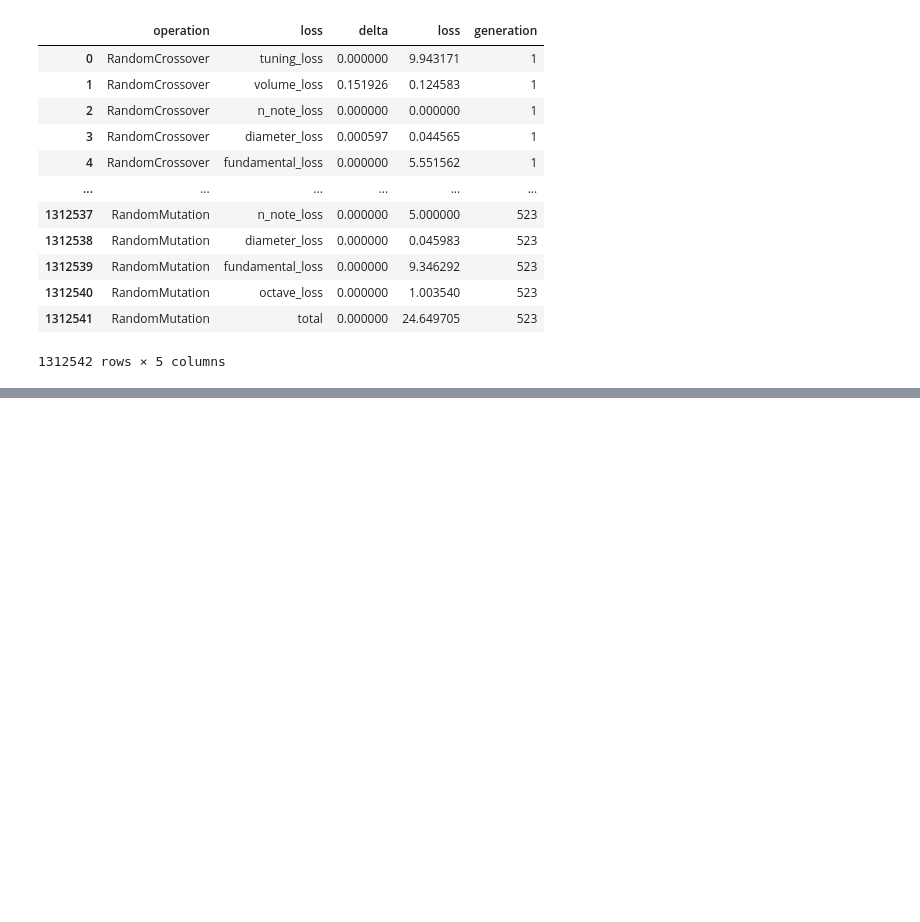
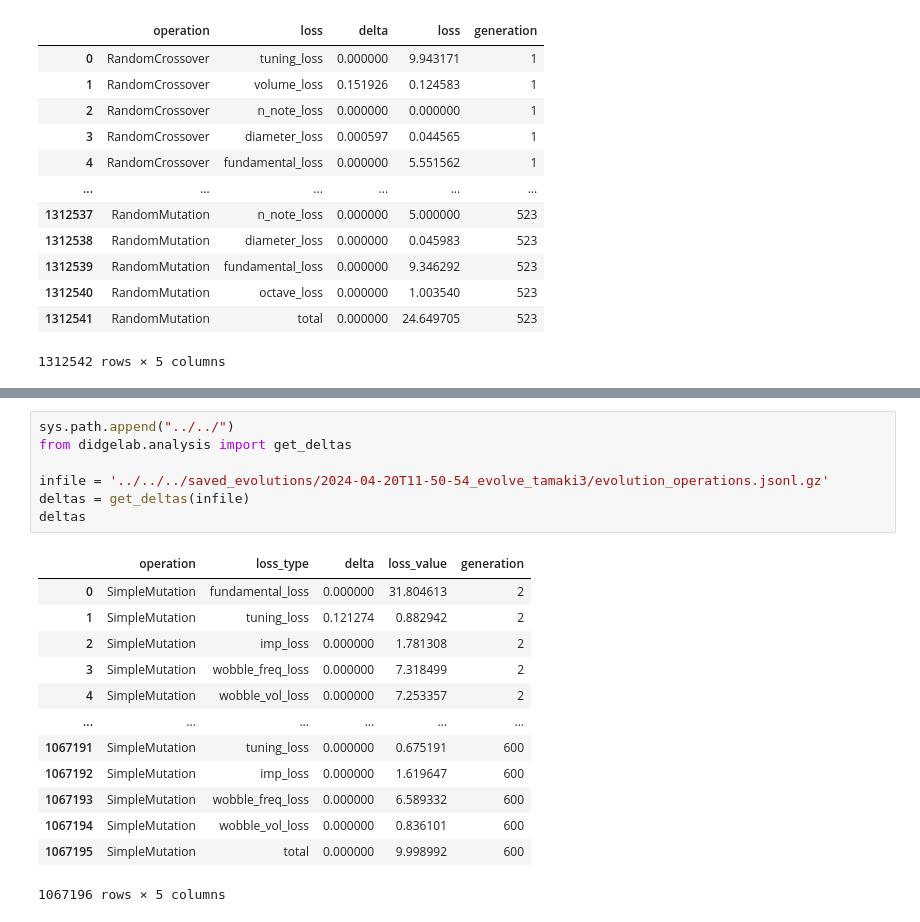
Before and after one commit to Didgitaldoo/didge-lab, a Jupyter notebook: src/experiments/arusha/analyze_evolution.ipynb, the cells around one changed output, grey strips where cells are left out. Drawn from its saved outputs; the diff is of its cells as text; blank space fills up the shorter version.

```diff
--- a/src/experiments/arusha/analyze_evolution.ipynb
+++ b/src/experiments/arusha/analyze_evolution.ipynb
@@ -317,0 +303,21 @@ deltas
+# %%
+sys.path.append("../../")
+from didgelab.analysis import get_deltas
+
+infile = '../../../saved_evolutions/2024-04-20T11-50-54_evolve_tamaki3/evolution_operations.jsonl.gz'
+deltas = get_deltas(infile)
+deltas
+# %% [output]
+|  | operation | loss_type | delta | loss_value | generation |
+| 0 | SimpleMutation | fundamental_loss | 0.000000 | 31.804613 | 2 |
+| 1 | SimpleMutation | tuning_loss | 0.121274 | 0.882942 | 2 |
+| 2 | SimpleMutation | imp_loss | 0.000000 | 1.781308 | 2 |
+| 3 | SimpleMutation | wobble_freq_loss | 0.000000 | 7.318499 | 2 |
+| 4 | SimpleMutation | wobble_vol_loss | 0.000000 | 7.253357 | 2 |
+| ... | ... | ... | ... | ... | ... |
+| 1067191 | SimpleMutation | tuning_loss | 0.000000 | 0.675191 | 600 |
+| 1067192 | SimpleMutation | imp_loss | 0.000000 | 1.619647 | 600 |
+| 1067193 | SimpleMutation | wobble_freq_loss | 0.000000 | 6.589332 | 600 |
+| 1067194 | SimpleMutation | wobble_vol_loss | 0.000000 | 0.836101 | 600 |
+| 1067195 | SimpleMutation | total | 0.000000 | 9.998992 | 600 |
+1067196 rows × 5 columns
```
Also changed, not shown: parts of 11 cells of this notebook, 6 other files.
